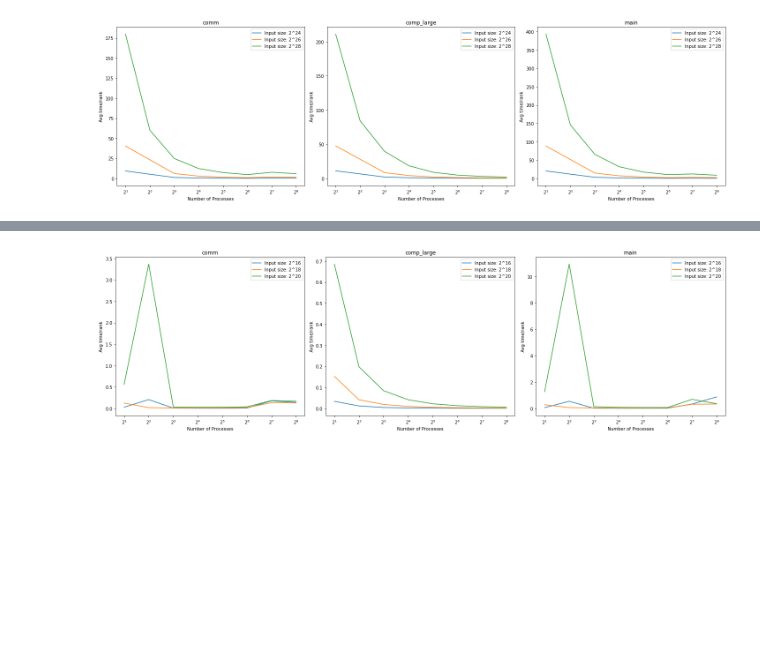
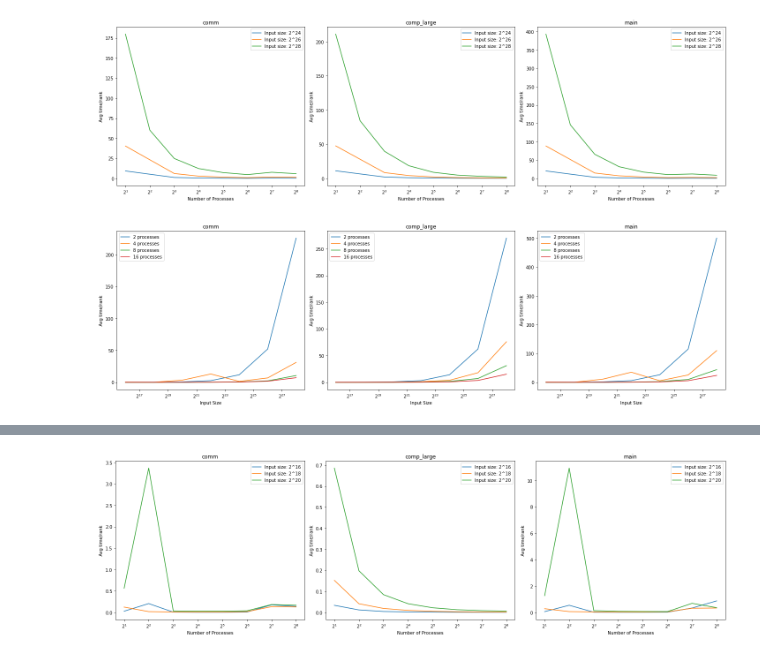
Before and after one commit to rsingh032503/Project_2024, a Jupyter notebook: sample_sort/report.ipynb, the cells around one changed output, grey strips where cells are left out. Cells and saved outputs as stored; diff of their text form; code cells hidden in the pictures; blank space fills up the shorter version.

Commit message:
updated report notebook for sample sort

```diff
--- a/sample_sort/report.ipynb
+++ b/sample_sort/report.ipynb
@@ -177,3 +177,31 @@ plt.tight_layout()
 plt.show()
 # %% [output]
 [figure]
+# %%
+def plot_weak_scaling(df, name, ax, input_type):
+    df_filtered = df[(df["input_type"] == input_type) & (df["name"] == name)]
+
+    df_22 = df_filtered[df_filtered["mpi.world.size"] == 2].sort_values("input_size")
+    df_24 = df_filtered[df_filtered["mpi.world.size"] == 4].sort_values("input_size")
+    df_28 = df_filtered[df_filtered["mpi.world.size"] == 8].sort_values("input_size")
+    df_26 = df_filtered[df_filtered["mpi.world.size"] == 16].sort_values("input_size")
+
+    df_22.plot(x="input_size", y="Avg time/rank", ax=ax, label="2 processes")
+    df_24.plot(x="input_size", y="Avg time/rank", ax=ax, label="4 processes")
+    df_28.plot(x="input_size", y="Avg time/rank", ax=ax, label="8 processes")
+    df_26.plot(x="input_size", y="Avg time/rank", ax=ax, label="16 processes")
+
+    ax.set_xscale('log', base=2)
+    ax.set_title(f"{name}")
+    ax.set_xlabel("Input Size")
+    ax.set_ylabel("Avg time/rank")
+    ax.legend()
+
+fig, (ax1, ax2, ax3) = plt.subplots(1, 3, figsize=(20, 6))
+plot_weak_scaling(df, "comm", ax1, "Random")
+plot_weak_scaling(df, "comp_large", ax2, "Random")
+plot_weak_scaling(df, "main", ax3, "Random")
+plt.tight_layout()
+plt.show()
+# %% [output]
+[figure, added]
```
Also changed, not shown: parts of 3 cells of this notebook.
